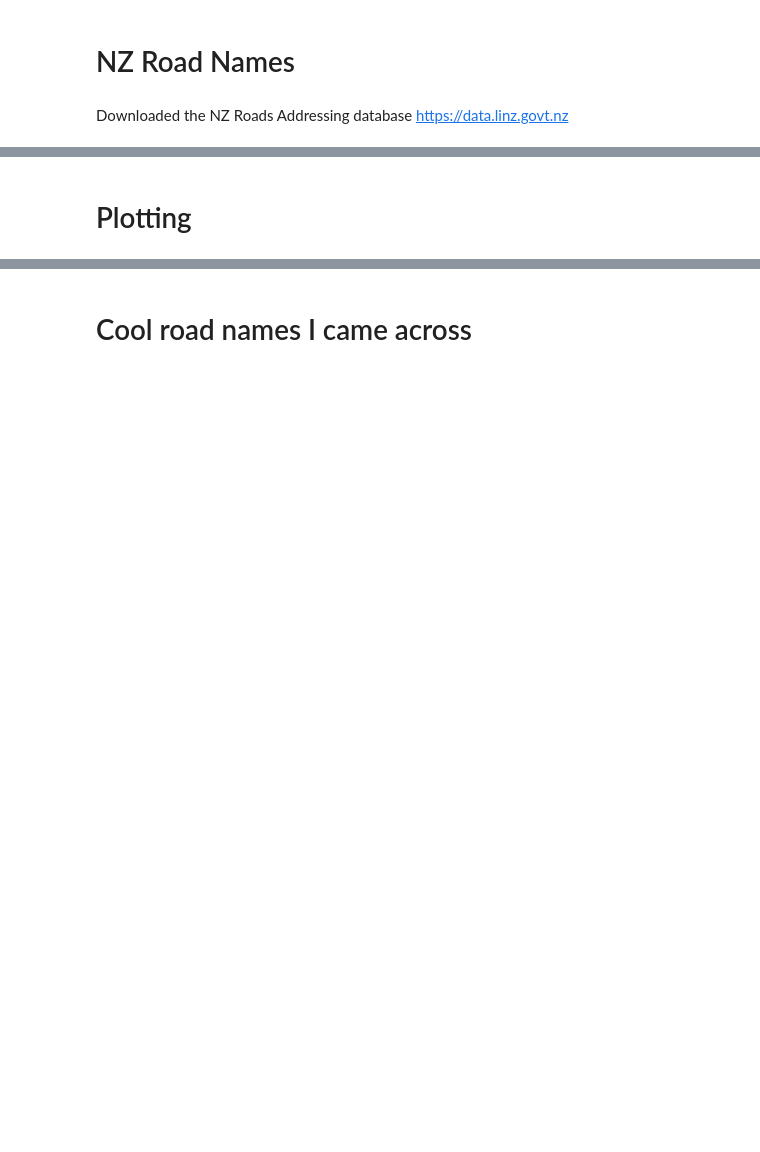
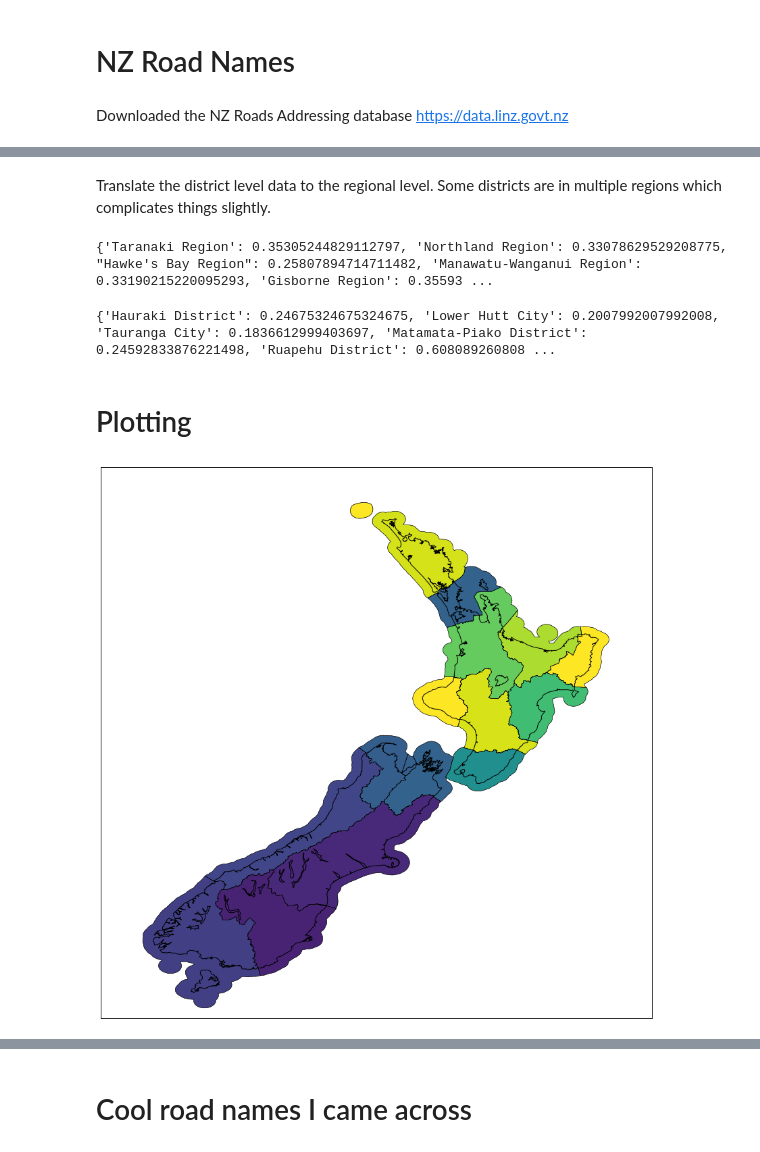
Before and after one commit to reed-roberts/nz-streetnames, a Jupyter notebook: notebooks/maori-word-classifier.ipynb, the cells around one changed output, grey strips where cells are left out. Drawn from its saved outputs; the diff is of its cells as text; code cells hidden in the pictures; blank space fills up the shorter version.

```diff
--- a/notebooks/maori-word-classifier.ipynb
+++ b/notebooks/maori-word-classifier.ipynb
@@ -391,0 +413,2 @@ print list(test_df[(test_df['left_territorial_authority']=='Mackenzie District')
+# %% [markdown]
+Translate the district level data to the regional level. Some districts are in multiple regions which complicates things slightly.
@@ -392,3 +457,52 @@ print list(test_df[(test_df['left_territorial_authority']=='Mackenzie District')
+# %%
+print region_percent
+# %% [output]
+{'Taranaki Region': 0.35305244829112797, 'Northland Region': 0.33078629529208775, "Hawke's Bay Region": 0.25807894714711482, 'Manawatu-Wanganui Region': 0.33190215220095293, 'Gisborne Region': 0.35593 ...
+# %%
+print district_percents
+# %% [output]
+{'Hauraki District': 0.24675324675324675, 'Lower Hutt City': 0.2007992007992008, 'Tauranga City': 0.1836612999403697, 'Matamata-Piako District': 0.24592833876221498, 'Ruapehu District': 0.608089260808 ...
 # %% [markdown]
 # Plotting
+# %%
+from mpl_toolkits.basemap import Basemap
+from matplotlib.patches import Polygon
+from matplotlib.collections import PatchCollection
+from matplotlib.patches import PathPatch
+# create new figure, axes instances.
+
+plt.figure(figsize=(15,15))
+lonmax = 180
+lonmin = 165
+latmax = -33
+latmin = -48
+map = Basemap(llcrnrlon=lonmin,llcrnrlat=latmin,urcrnrlon=lonmax,urcrnrlat=latmax, resolution = 'i')
+
+map.drawmapboundary(fill_color='white')
+#Fill the continents with the land color
+map.fillcontinents(color='white',lake_color='white')
+map.drawcoastlines()
+
+map.readshapefile('../data/raw/statsnzregional-council-2016-generalised-version-SHP/regional-council-2016-generalised-version', 'regional_council')
+
+
+region_names = []
+for shape_dict in map.regional_council_info:
+    region_names.append(shape_dict['REGC2016_N'])
+
+ax = plt.gca() # get current axes instance
+cm = matplotlib.cm.get_cmap('viridis')
+norm = matplotlib.colors.Normalize(vmin=0.05, vmax=0.35)
+
+def add_coloured_patch(region_name, colour):
+    seg = map.regional_council[region_names.index(region_name)]
+    poly = Polygon(seg, facecolor=colour,edgecolor='k')
+    ax.add_patch(poly)
+
+for region in region_names:
+    add_coloured_patch(region,cm(norm(region_percent[region])))
+
+plt.show()
+# %% [output]
+[figure, added]
 # %%
```
Also changed, not shown: parts of 27 cells of this notebook.
